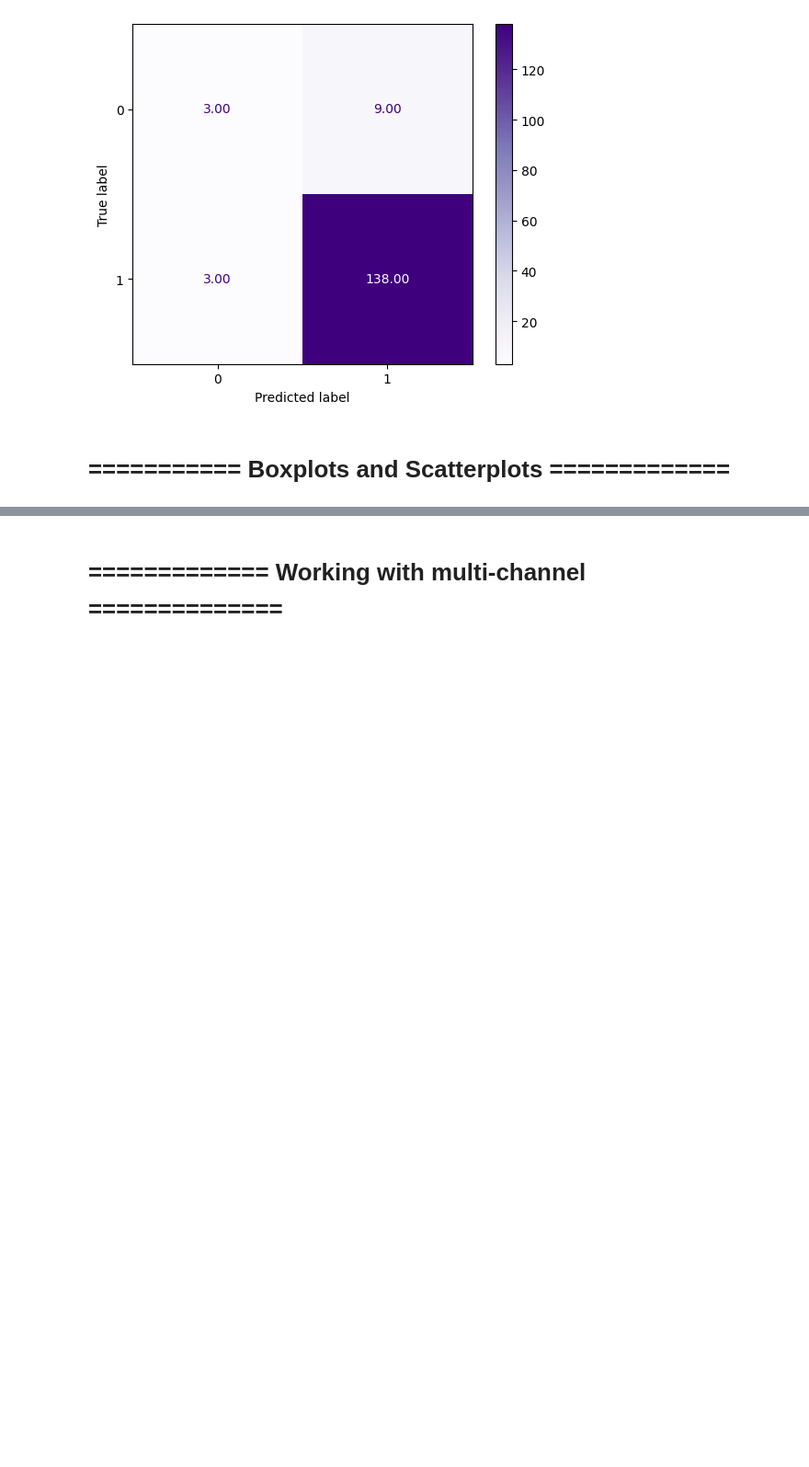
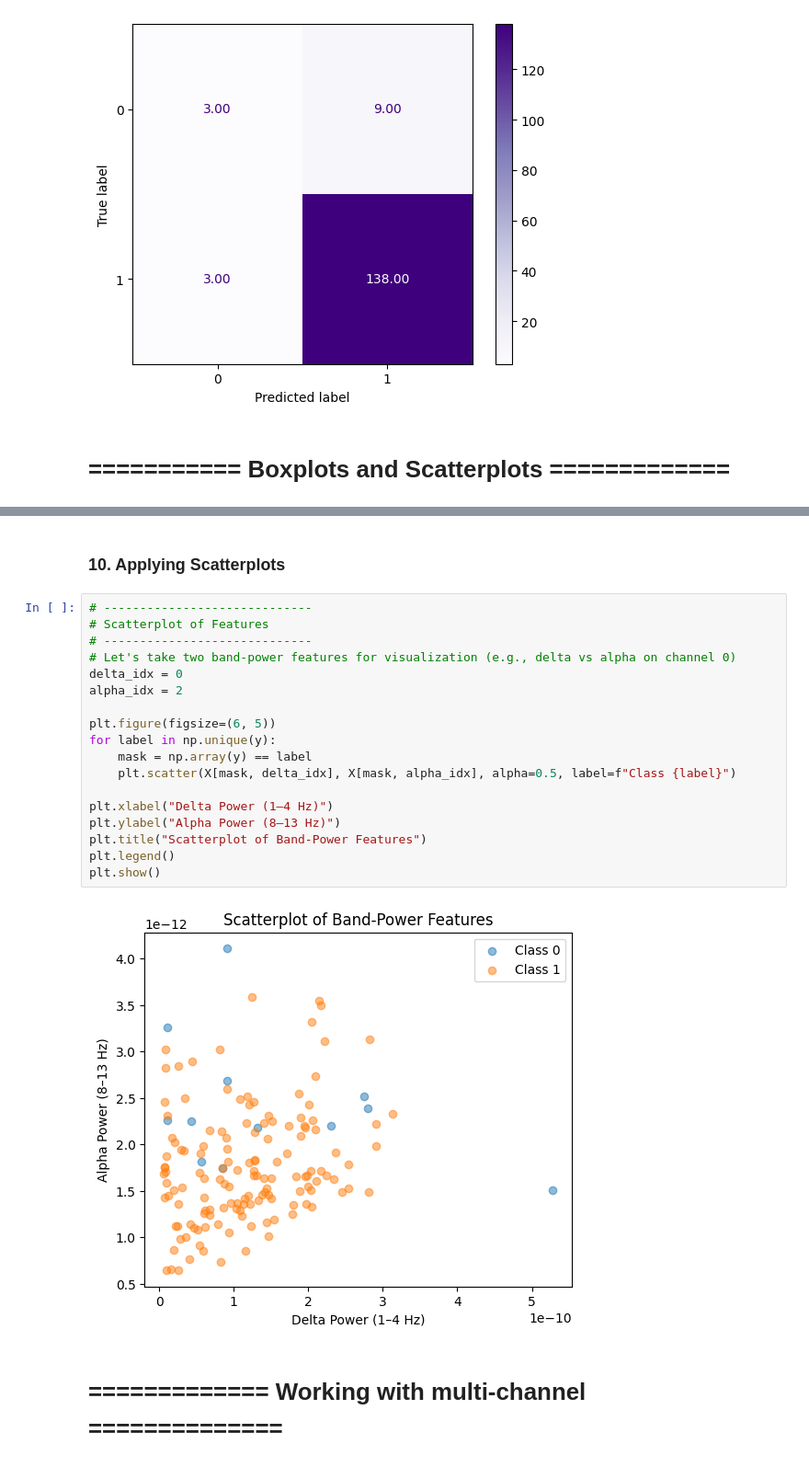
Before and after one commit to Mbala12/SVM-RF-with-Sleep-Database, a Jupyter notebook: SVM_RF_Classification.ipynb, the cells around one changed output, grey strips where cells are left out. Shown at 92% size. Saved outputs shown, nothing was run; the diff lists cells and outputs as text; blank space fills up the shorter version.

```diff
--- a/SVM_RF_Classification.ipynb
+++ b/SVM_RF_Classification.ipynb
@@ -464,3 +482,25 @@ Normalized confusion matrix:
+# %% [markdown]
+### 10. Applying Scatterplots
+# %%
+# -----------------------------
+# Scatterplot of Features
+# -----------------------------
+# Let's take two band-power features for visualization (e.g., delta vs alpha on channel 0)
+delta_idx = 0
+alpha_idx = 2
+
+plt.figure(figsize=(6, 5))
+for label in np.unique(y):
+    mask = np.array(y) == label
+    plt.scatter(X[mask, delta_idx], X[mask, alpha_idx], alpha=0.5, label=f"Class {label}")
+
+plt.xlabel("Delta Power (1–4 Hz)")
+plt.ylabel("Alpha Power (8–13 Hz)")
+plt.title("Scatterplot of Band-Power Features")
+plt.legend()
+plt.show()
+# %% [output]
+[figure, added]
 # %% [markdown]
 # ============= Working with multi-channel ==============
 # %% [markdown]
```
Also changed, not shown: parts of 11 cells of this notebook.
